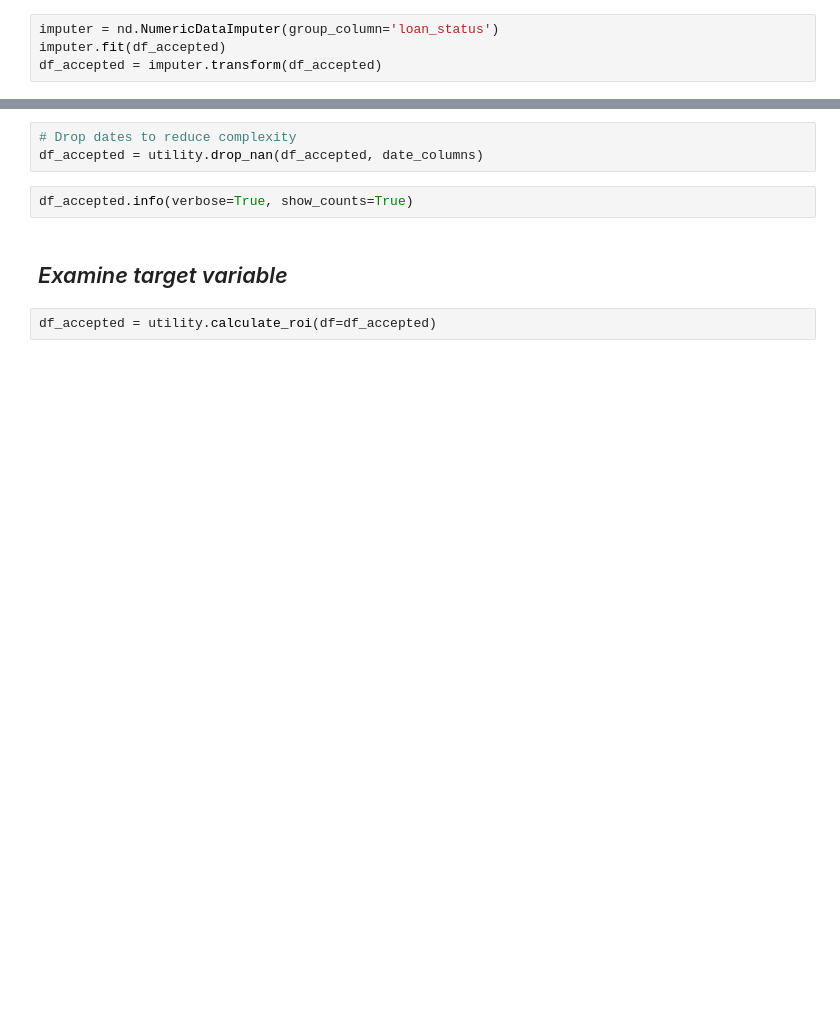
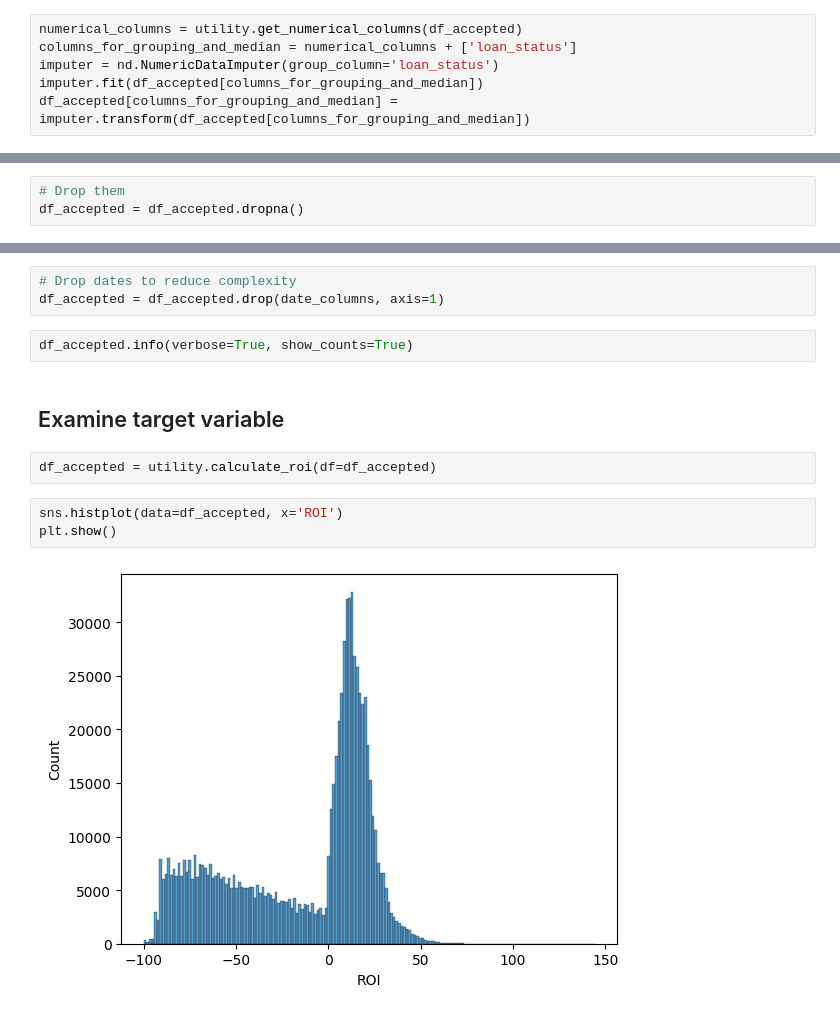
Before and after one commit to aryonna-rice/488-team-assignment-2, a Jupyter notebook: notebooks/aryonna-notebook.ipynb, the cells around one changed output, grey strips where cells are left out. Drawn from its saved outputs; the diff is of its cells as text; blank space fills up the shorter version.

```diff
--- a/notebooks/aryonna-notebook.ipynb
+++ b/notebooks/aryonna-notebook.ipynb
@@ -184,4 +210,6 @@ df_accepted[category_columns] = imputer.fit_transform(df_accepted[category_colum
 # %%
+numerical_columns = utility.get_numerical_columns(df_accepted)
+columns_for_grouping_and_median = numerical_columns + ['loan_status']
 imputer = nd.NumericDataImputer(group_column='loan_status')
-imputer.fit(df_accepted)
-df_accepted = imputer.transform(df_accepted)
+imputer.fit(df_accepted[columns_for_grouping_and_median])
+df_accepted[columns_for_grouping_and_median] = imputer.transform(df_accepted[columns_for_grouping_and_median])
@@ -187,0 +239,3 @@ df_accepted = imputer.transform(df_accepted)
+# %%
+# Drop them
+df_accepted = df_accepted.dropna()
@@ -200,10 +256,15 @@ df_accepted['loan_age'] = (df_accepted['last_pymnt_d'] - df_accepted['issue_d'])
 df_accepted['months_since_last_credit_pull'] = (collection_date - df_accepted['last_credit_pull_d']).dt.days / 30
 # %%
 # Drop dates to reduce complexity
-df_accepted = utility.drop_nan(df_accepted, date_columns)
+df_accepted = df_accepted.drop(date_columns, axis=1)
 # %%
 df_accepted.info(verbose=True, show_counts=True)
 # %% [markdown]
-## *Examine target variable*
+## Examine target variable
 # %%
 df_accepted = utility.calculate_roi(df=df_accepted)
+# %%
+sns.histplot(data=df_accepted, x='ROI')
+plt.show()
+# %% [output]
+[figure, added]
```
Also changed, not shown: parts of 17 cells of this notebook, 2 other files.
